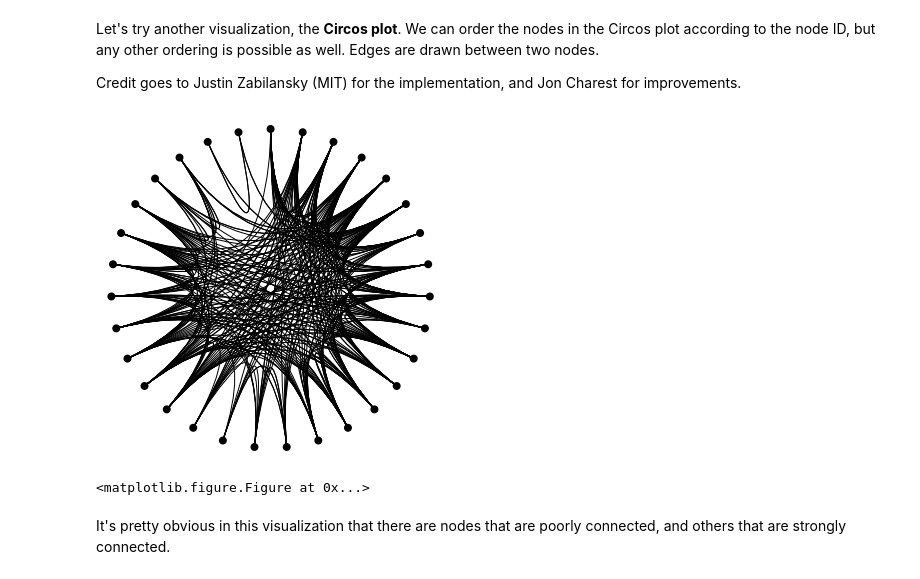
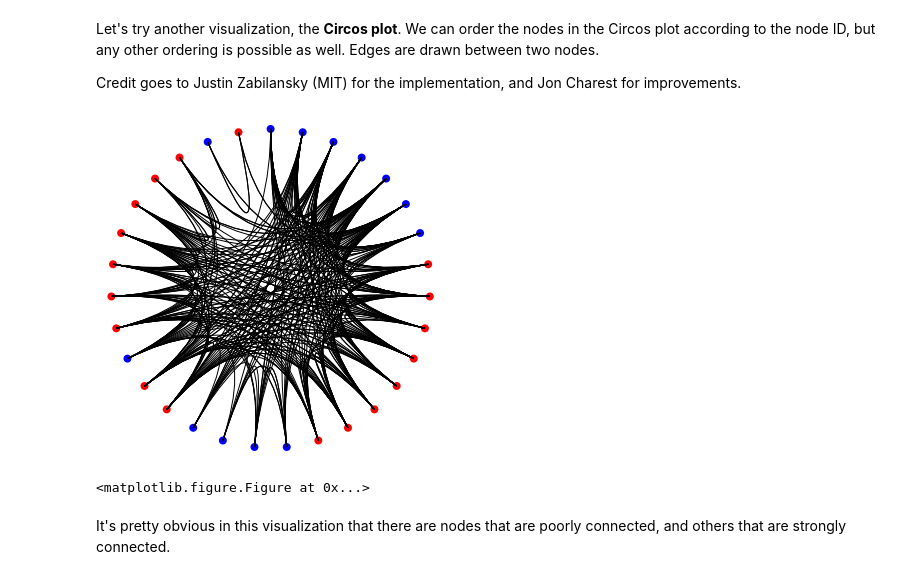
Before and after one commit to ericmjl/Network-Analysis-Made-Simple, a Jupyter notebook: 2. Network(X) Basics (Instructor).ipynb, the cells around one changed output. Saved outputs shown, nothing was run; the diff lists cells and outputs as text; code cells hidden in the pictures.

```diff
--- a/2. Network(X) Basics (Instructor).ipynb
+++ b/2. Network(X) Basics (Instructor).ipynb
@@ -310,16 +310,19 @@ Credit goes to Justin Zabilansky (MIT) for the implementation, and Jon Charest f
 # %%
 from circos import CircosPlot
 
 fig = plt.figure(figsize=(6,6))
 ax = fig.add_subplot(111)
 
 nodes = sorted(G.nodes())
 edges = G.edges()
+node_cmap = {'male':'blue', 'female':'red'}
+nodecolors = [node_cmap[G.node[n]['gender']] for n in G.nodes()]
 
-c = CircosPlot(nodes, edges, radius=10, ax=ax)
+c = CircosPlot(nodes, edges, radius=10, ax=ax, nodecolor=nodecolors)
 c.draw()
+plt.savefig('images/seventh.png')
 # %% [output]
-[figure, old version]
+[figure, new version]
 <matplotlib.figure.Figure at 0x...>
 # %% [markdown]
 It's pretty obvious in this visualization that there are nodes that are poorly connected, and others that are strongly connected.
```
Also changed, not shown: parts of 3 cells of this notebook, 12 other files.
